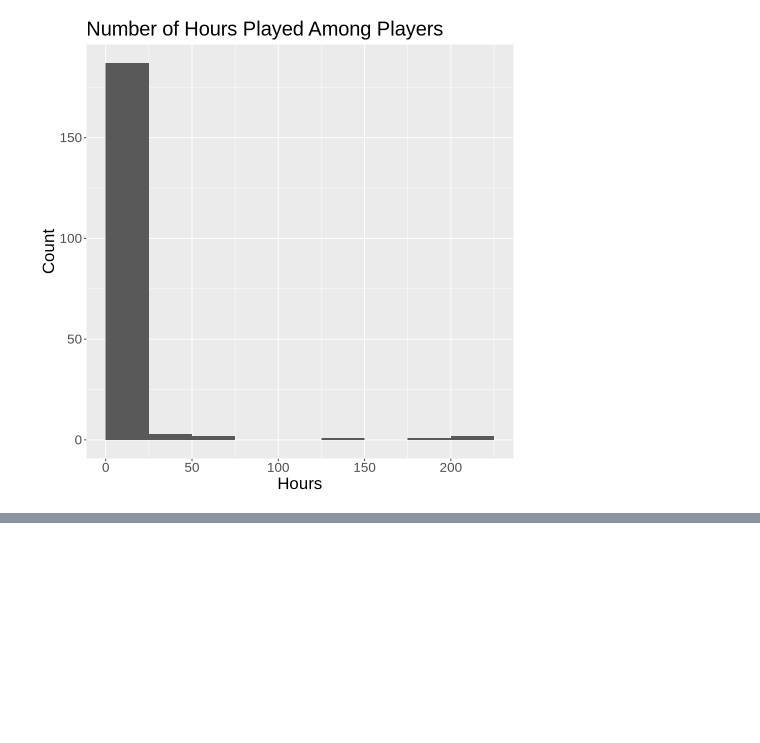
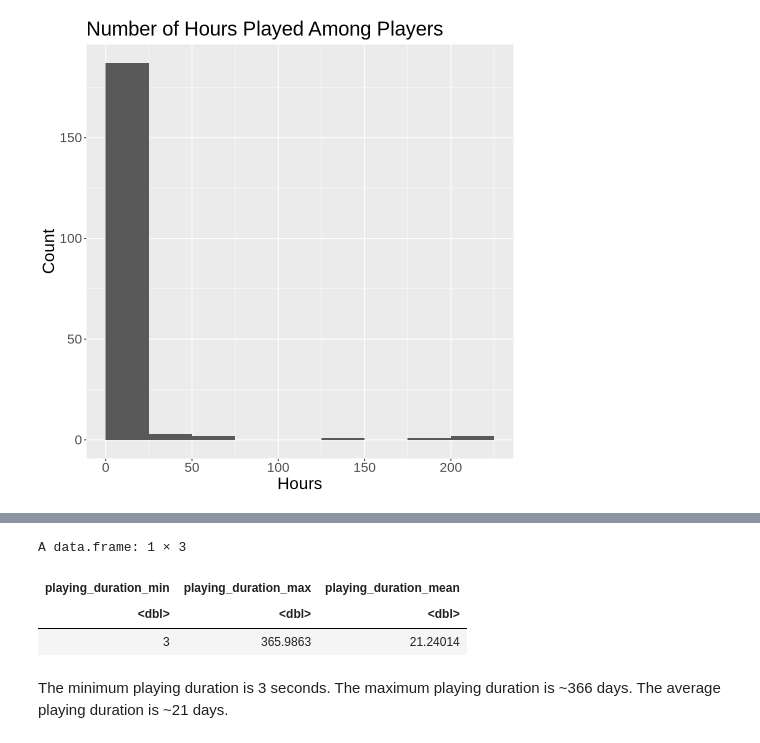
Before and after one commit to laurentang3/dsci-100-project-009-45, a Jupyter notebook: Individual Planning Stage.ipynb, the cells around one changed output, grey strips where cells are left out. Cells and saved outputs as stored; diff of their text form; code cells hidden in the pictures; blank space fills up the shorter version.

```diff
--- a/Individual Planning Stage.ipynb
+++ b/Individual Planning Stage.ipynb
@@ -136,0 +196,23 @@ colnames(sessions)
+# %%
+# finding the min, max and mean playing duration
+
+# filter out invalid sessions (mistake in years)
+sessions_corrected <- sessions_mutated |>
+    filter(end_time >= start_time)
+
+playing_duration_summary <- sessions_corrected |>
+  summarise(playing_duration_min  = min(playing_duration, na.rm = TRUE), # represented in seconds,
+    playing_duration_max  = max(playing_duration, na.rm = TRUE),
+    playing_duration_mean = mean(playing_duration, na.rm = TRUE)) |>
+    mutate(playing_duration_max = playing_duration_max / 86400, # represented in days
+          playing_duration_mean = playing_duration_mean / 86400) # represented in days
+playing_duration_summary
+# %% [output]
+A data.frame: 1 × 3
+| playing_duration_min | playing_duration_max | playing_duration_mean |
+| <dbl> | <dbl> | <dbl> |
+| 3 | 365.9863 | 21.24014 |
+# %% [markdown]
+The minimum playing duration is 3 seconds.
+The maximum playing duration is ~366 days.
+The average playing duration is ~21 days.
```
Also changed, not shown: parts of 6 cells of this notebook.
